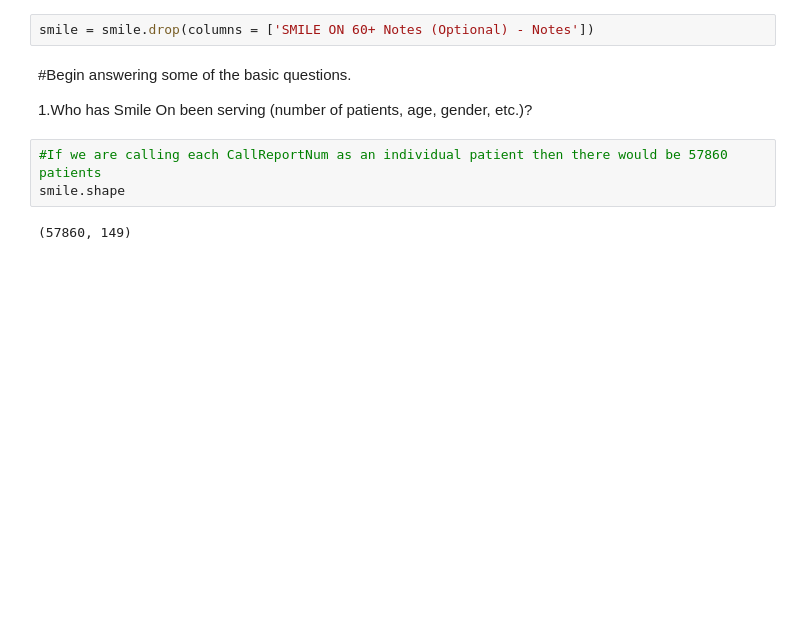
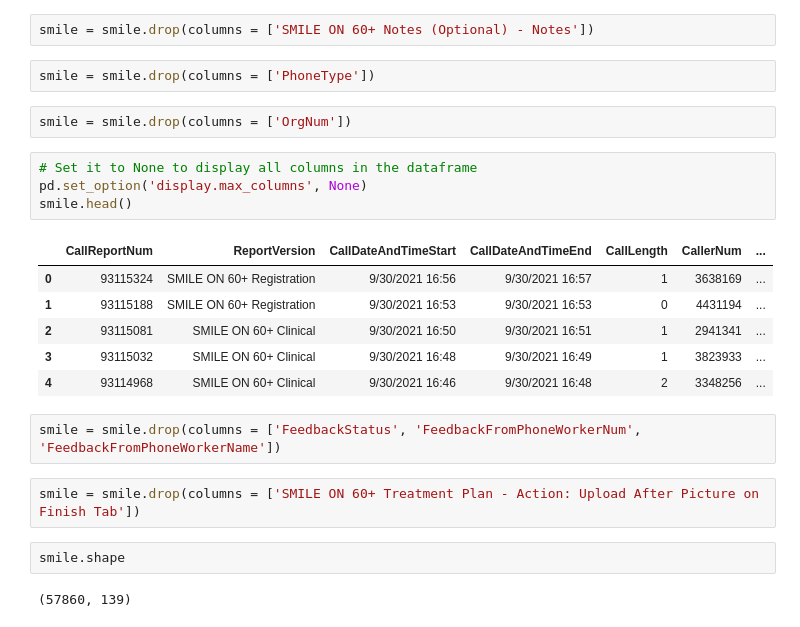
Before and after one commit to Rhunsilval/smile_on_python, a Jupyter notebook: notebook/smile_on.ipynb, the cells around one changed output. Saved outputs shown, nothing was run; the diff lists cells and outputs as text; blank space fills up the shorter version.

```diff
--- a/notebook/smile_on.ipynb
+++ b/notebook/smile_on.ipynb
@@ -52,12 +52,26 @@ smile.head(1)
 smile = smile.drop(columns = ['Reviewed'])
 # %%
 smile = smile.drop(columns = ['SMILE ON 60+ Notes (Optional) - Notes'])
-# %% [markdown]
-#Begin answering some of the basic questions.
-
-1.Who has Smile On been serving (number of patients, age, gender, etc.)?
-# %%
-#If we are calling each CallReportNum as an individual patient then there would be 57860 patients
-smile.shape
-# %% [output]
-(57860, 149)
+# %%
+smile = smile.drop(columns = ['PhoneType'])
+# %%
+smile = smile.drop(columns = ['OrgNum'])
+# %%
+# Set it to None to display all columns in the dataframe
+pd.set_option('display.max_columns', None)
+smile.head()
+# %% [output]
+|  | CallReportNum | ReportVersion | CallDateAndTimeStart | CallDateAndTimeEnd | CallLength | CallerNum | ... |
+| 0 | 93115324 | SMILE ON 60+ Registration | 9/30/2021 16:56 | 9/30/2021 16:57 | 1 | 3638169 | ... |
+| 1 | 93115188 | SMILE ON 60+ Registration | 9/30/2021 16:53 | 9/30/2021 16:53 | 0 | 4431194 | ... |
+| 2 | 93115081 | SMILE ON 60+ Clinical | 9/30/2021 16:50 | 9/30/2021 16:51 | 1 | 2941341 | ... |
+| 3 | 93115032 | SMILE ON 60+ Clinical | 9/30/2021 16:48 | 9/30/2021 16:49 | 1 | 3823933 | ... |
+| 4 | 93114968 | SMILE ON 60+ Clinical | 9/30/2021 16:46 | 9/30/2021 16:48 | 2 | 3348256 | ... |
+# %%
+smile = smile.drop(columns = ['FeedbackStatus', 'FeedbackFromPhoneWorkerNum', 'FeedbackFromPhoneWorkerName'])
+# %%
+smile = smile.drop(columns = ['SMILE ON 60+ Treatment Plan - Action: Upload After Picture on Finish Tab'])
+# %%
+smile.shape
+# %% [output]
+(57860, 139)
```
